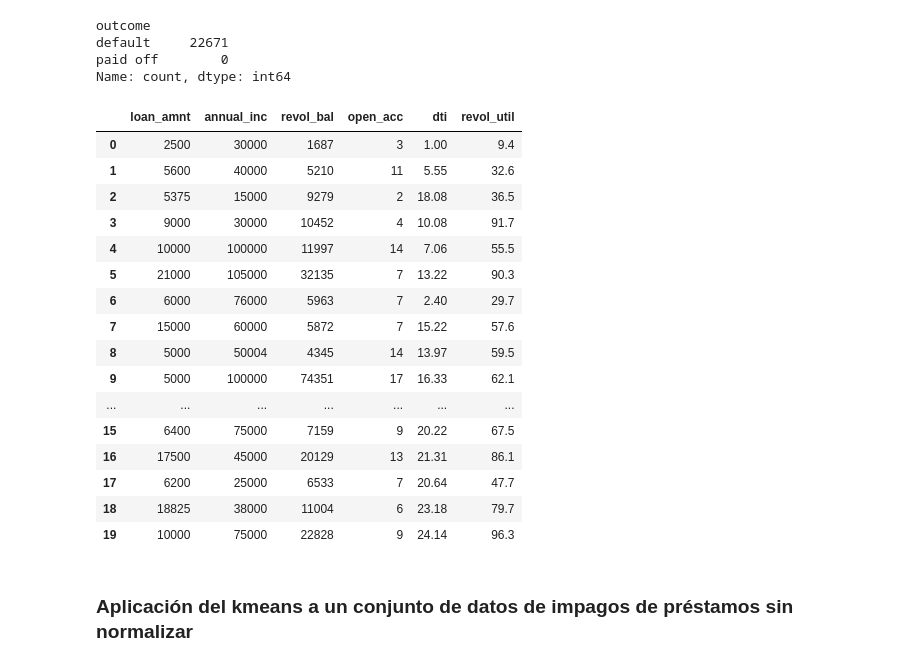
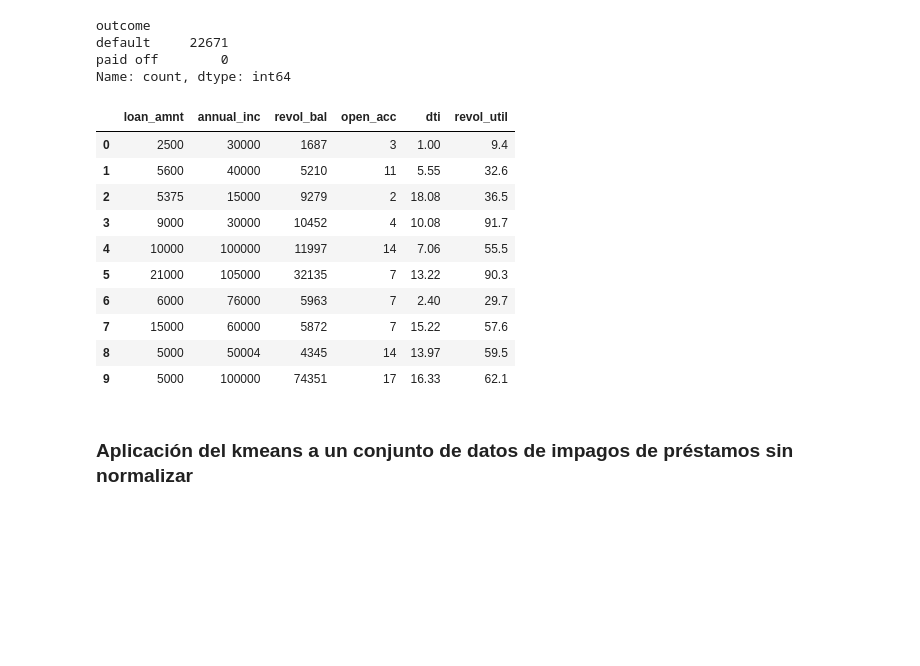
Before and after one commit to carbajaljerson/EstadisticaRPython, a Jupyter notebook: Capitulo7.ipynb, the cells around one changed output. Saved outputs shown, nothing was run; the diff lists cells and outputs as text; code cells hidden in the pictures; blank space fills up the shorter version.

```diff
--- a/Capitulo7.ipynb
+++ b/Capitulo7.ipynb
@@ -113,25 +204,19 @@ columns = ['loan_amnt', 'annual_inc', 'revol_bal', 'open_acc',
 
 df = defaults[columns]
 # %%
-df.head(20)
+df.head(10)
 # %% [output]
 |  | loan_amnt | annual_inc | revol_bal | open_acc | dti | revol_util |
 | 0 | 2500 | 30000 | 1687 | 3 | 1.00 | 9.4 |
 | 1 | 5600 | 40000 | 5210 | 11 | 5.55 | 32.6 |
 | 2 | 5375 | 15000 | 9279 | 2 | 18.08 | 36.5 |
 | 3 | 9000 | 30000 | 10452 | 4 | 10.08 | 91.7 |
 | 4 | 10000 | 100000 | 11997 | 14 | 7.06 | 55.5 |
 | 5 | 21000 | 105000 | 32135 | 7 | 13.22 | 90.3 |
 | 6 | 6000 | 76000 | 5963 | 7 | 2.40 | 29.7 |
 | 7 | 15000 | 60000 | 5872 | 7 | 15.22 | 57.6 |
 | 8 | 5000 | 50004 | 4345 | 14 | 13.97 | 59.5 |
 | 9 | 5000 | 100000 | 74351 | 17 | 16.33 | 62.1 |
-| ... | ... | ... | ... | ... | ... | ... |
-| 15 | 6400 | 75000 | 7159 | 9 | 20.22 | 67.5 |
-| 16 | 17500 | 45000 | 20129 | 13 | 21.31 | 86.1 |
-| 17 | 6200 | 25000 | 6533 | 7 | 20.64 | 47.7 |
-| 18 | 18825 | 38000 | 11004 | 6 | 23.18 | 79.7 |
-| 19 | 10000 | 75000 | 22828 | 9 | 24.14 | 96.3 |
 # %% [markdown]
 ### Aplicación del kmeans a un conjunto de datos de impagos de préstamos sin normalizar
 # %%
```
Also changed, not shown: parts of 10 cells of this notebook.
